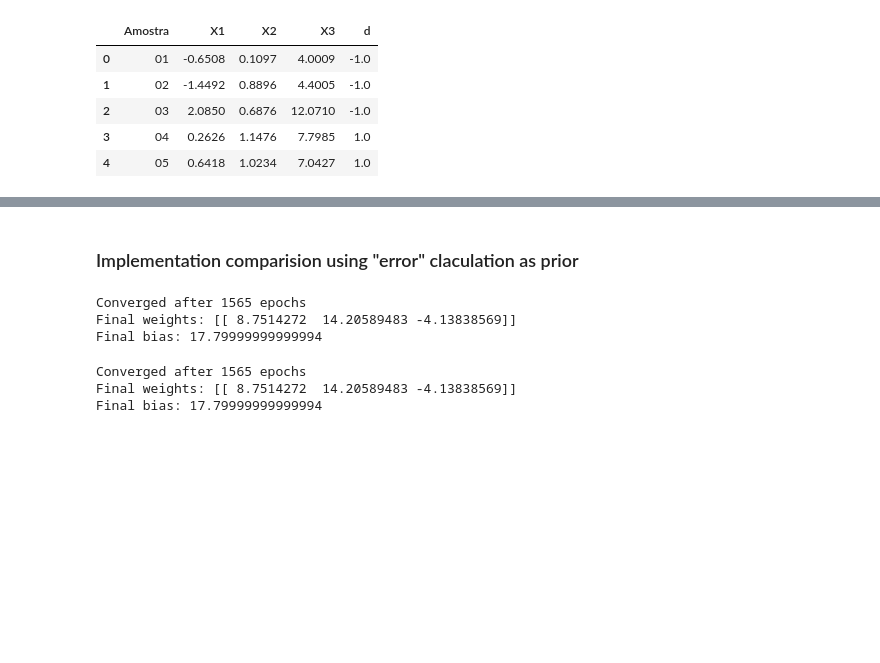
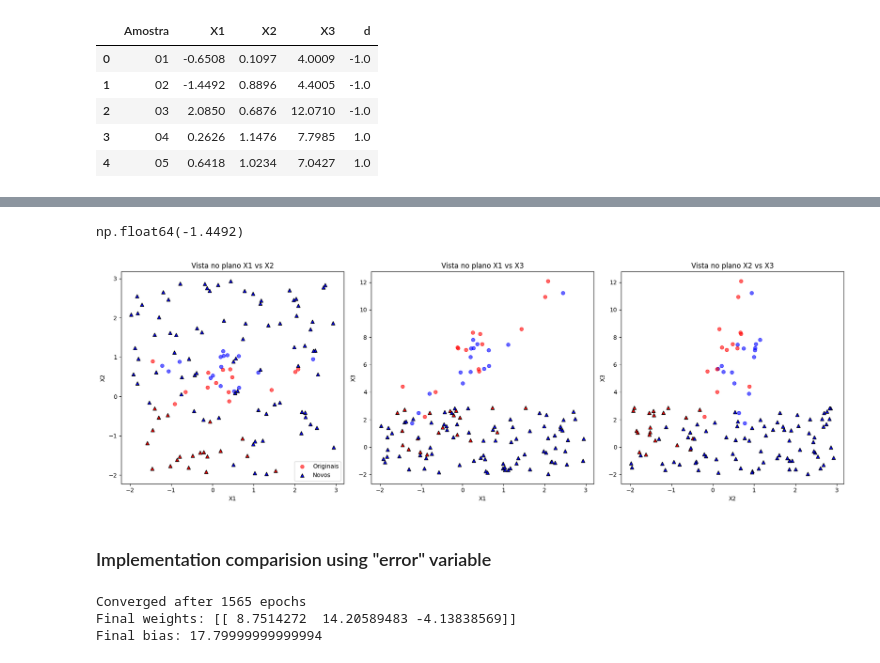
Before and after one commit to PJbourne/IA-course-tasks, a Jupyter notebook: estudos_perceptron.ipynb, the cells around one changed output, grey strips where cells are left out. Saved outputs shown, nothing was run; the diff lists cells and outputs as text; code cells hidden in the pictures; blank space fills up the shorter version.

Commit message:
inlcude test + plot perceptron study

```diff
--- a/estudos_perceptron.ipynb
+++ b/estudos_perceptron.ipynb
@@ -75,25 +75,54 @@ Final bias: 17.83999999999991
+# %%
+np.array(df[columns[1:4]]).min()
+# %% [output]
+np.float64(-1.4492)
+# %%
+import matplotlib.pyplot as plt
+
+# Dados originais
+x_orig = np.array(df[['X1', 'X2', 'X3']])
+d_orig = np.array(df['d'])
+color_map = {1: 'blue', -1: 'red'}
+colors_orig = [color_map[val] for val in d_orig]
+
+# Novos dados
+np.random.seed(42)
+x_new = np.random.uniform(low=-2, high=3, size=(100, 3))
+u_new = w @ x_new.T + w0
+d_new = activation(u_new).flatten()
+colors_new = [color_map[val] for val in d_new]
+
+# Criar subplots
+fig, axs = plt.subplots(1, 3, figsize=(18, 6))
+
+# View 1: X1 vs X2
+axs[0].scatter(x_orig[:, 0], x_orig[:, 1], c=colors_orig, marker='o', label='Originais', alpha=0.6)
+axs[0].scatter(x_new[:, 0], x_new[:, 1], c=colors_new, marker='^', edgecolors='k', label='Novos')
+axs[0].set_xlabel('X1')
+axs[0].set_ylabel('X2')
+axs[0].set_title('Vista no plano X1 vs X2')
+axs[0].legend()
+
+# View 2: X1 vs X3
+axs[1].scatter(x_orig[:, 0], x_orig[:, 2], c=colors_orig, marker='o', alpha=0.6)
+axs[1].scatter(x_new[:, 0], x_new[:, 2], c=colors_new, marker='^', edgecolors='k')
+axs[1].set_xlabel('X1')
+axs[1].set_ylabel('X3')
+axs[1].set_title('Vista no plano X1 vs X3')
+
+# View 3: X2 vs X3
+axs[2].scatter(x_orig[:, 1], x_orig[:, 2], c=colors_orig, marker='o', alpha=0.6)
+axs[2].scatter(x_new[:, 1], x_new[:, 2], c=colors_new, marker='^', edgecolors='k')
+axs[2].set_xlabel('X2')
+axs[2].set_ylabel('X3')
+axs[2].set_title('Vista no plano X2 vs X3')
+
+plt.tight_layout()
+plt.show()
+# %% [output]
+[figure, added]
 # %% [markdown]
-### Implementation comparision using "error" claculation as prior
+### Implementation comparision using "error" variable
-# %%
-w = np.array([[0.4117752 , 0.26449883, 0.84891831]])
-w0 = -1
-learn = 0.01
-epoch = range(10000)
-for i in epoch:
-    u = w @ x.T + w0
-    y = activation(u)
-    if (y != d).any():
-        w = w + learn * (d - y) @ x
-        w0 = w0 + learn * (d - y).sum()
-    else:
-        print(f"Converged after {i} epochs")
-        print("Final weights:", w)
-        print("Final bias:", w0)
-        break
-# %% [output]
-Converged after 1565 epochs
-Final weights: [[ 8.7514272  14.20589483 -4.13838569]]
-Final bias: 17.79999999999994
 # %%
 w = np.array([[0.4117752 , 0.26449883, 0.84891831]])
 w0 = -1
```
Also changed, not shown: parts of 1 cell of this notebook, 1 other file.
